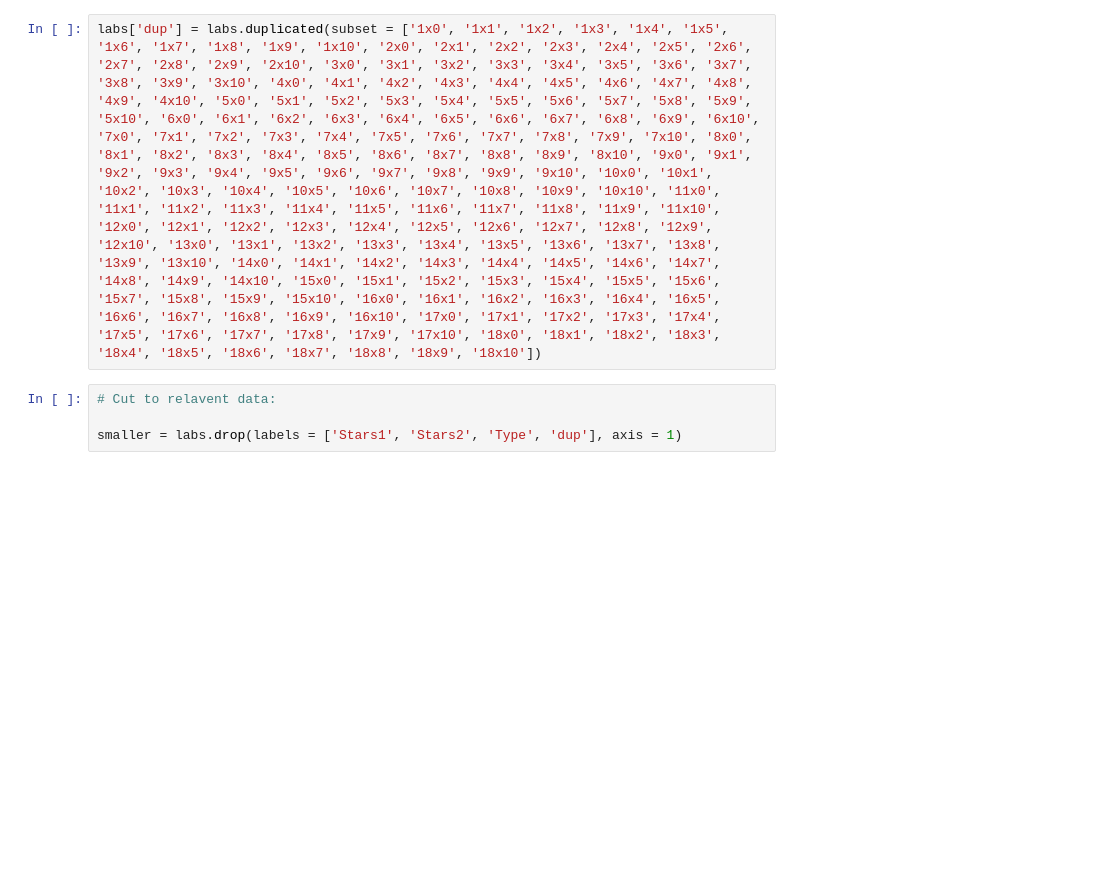
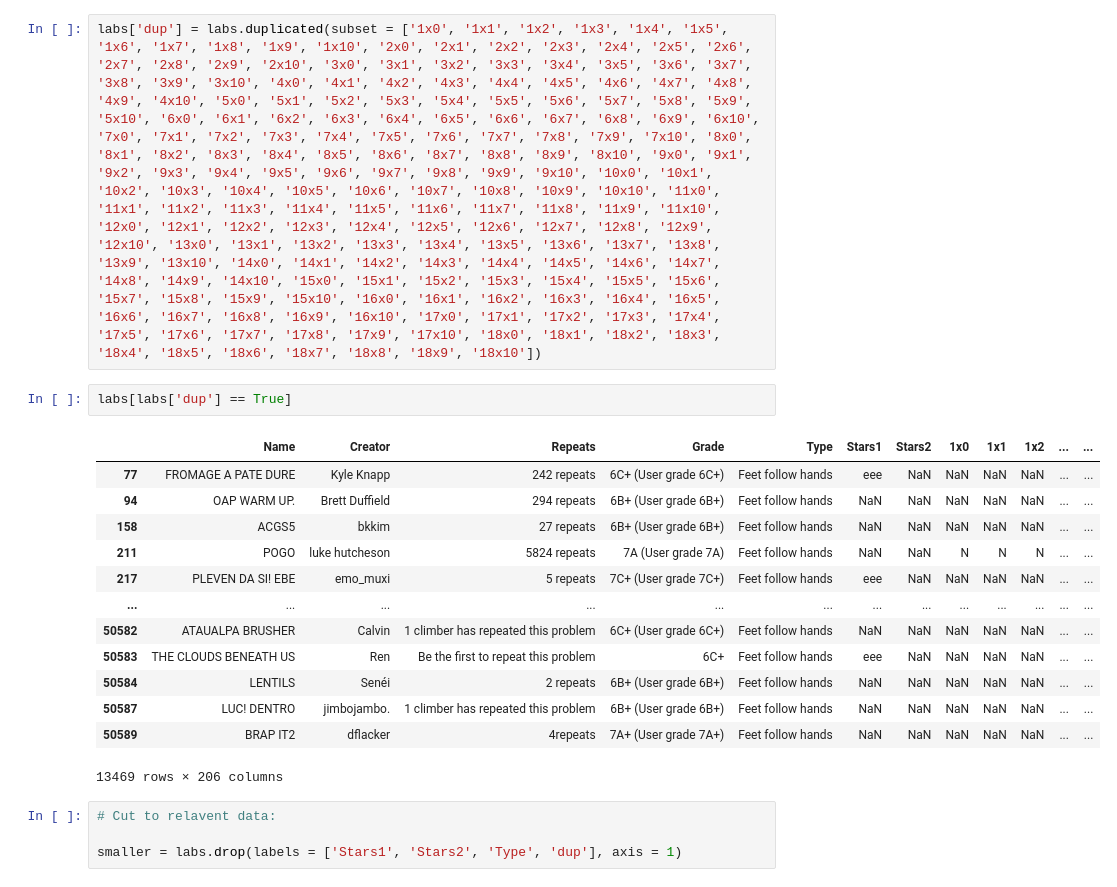
Before and after one commit to isaacw67/moon_baord, a Jupyter notebook: cleaning.ipynb, the cells around one changed output. Saved outputs shown, nothing was run; the diff lists cells and outputs as text; blank space fills up the shorter version.

```diff
--- a/cleaning.ipynb
+++ b/cleaning.ipynb
@@ -38,3 +38,19 @@ labs['dup'] = labs.duplicated(subset = ['1x0', '1x1', '1x2', '1x3', '1x4', '1x5'
+# %%
+labs[labs['dup'] == True]
+# %% [output]
+|  | Name | Creator | Repeats | Grade | Type | Stars1 | Stars2 | 1x0 | 1x1 | 1x2 | ... | ... |
+| 77 | FROMAGE A PATE DURE | Kyle Knapp | 242 repeats | 6C+ (User grade 6C+) | Feet follow hands | eee | NaN | NaN | NaN | NaN | ... | ... |
+| 94 | OAP WARM UP. | Brett Duffield | 294 repeats | 6B+ (User grade 6B+) | Feet follow hands | NaN | NaN | NaN | NaN | NaN | ... | ... |
+| 158 | ACGS5 | bkkim | 27 repeats | 6B+ (User grade 6B+) | Feet follow hands | NaN | NaN | NaN | NaN | NaN | ... | ... |
+| 211 | POGO | luke hutcheson | 5824 repeats | 7A (User grade 7A) | Feet follow hands | NaN | NaN | N | N | N | ... | ... |
+| 217 | PLEVEN DA SI! EBE | emo_muxi | 5 repeats | 7C+ (User grade 7C+) | Feet follow hands | eee | NaN | NaN | NaN | NaN | ... | ... |
+| ... | ... | ... | ... | ... | ... | ... | ... | ... | ... | ... | ... | ... |
+| 50582 | ATAUALPA BRUSHER | Calvin | 1 climber has repeated this problem | 6C+ (User grade 6C+) | Feet follow hands | NaN | NaN | NaN | NaN | NaN | ... | ... |
+| 50583 | THE CLOUDS BENEATH US | Ren | Be the first to repeat this problem | 6C+ | Feet follow hands | eee | NaN | NaN | NaN | NaN | ... | ... |
+| 50584 | LENTILS | Senéi | 2 repeats | 6B+ (User grade 6B+) | Feet follow hands | NaN | NaN | NaN | NaN | NaN | ... | ... |
+| 50587 | LUC! DENTRO | jimbojambo. | 1 climber has repeated this problem | 6B+ (User grade 6B+) | Feet follow hands | NaN | NaN | NaN | NaN | NaN | ... | ... |
+| 50589 | BRAP IT2 | dflacker | 4repeats | 7A+ (User grade 7A+) | Feet follow hands | NaN | NaN | NaN | NaN | NaN | ... | ... |
+13469 rows × 206 columns
 # %%
 # Cut to relavent data:
 
```
Also changed, not shown: parts of 62 cells of this notebook, 10 other files.
